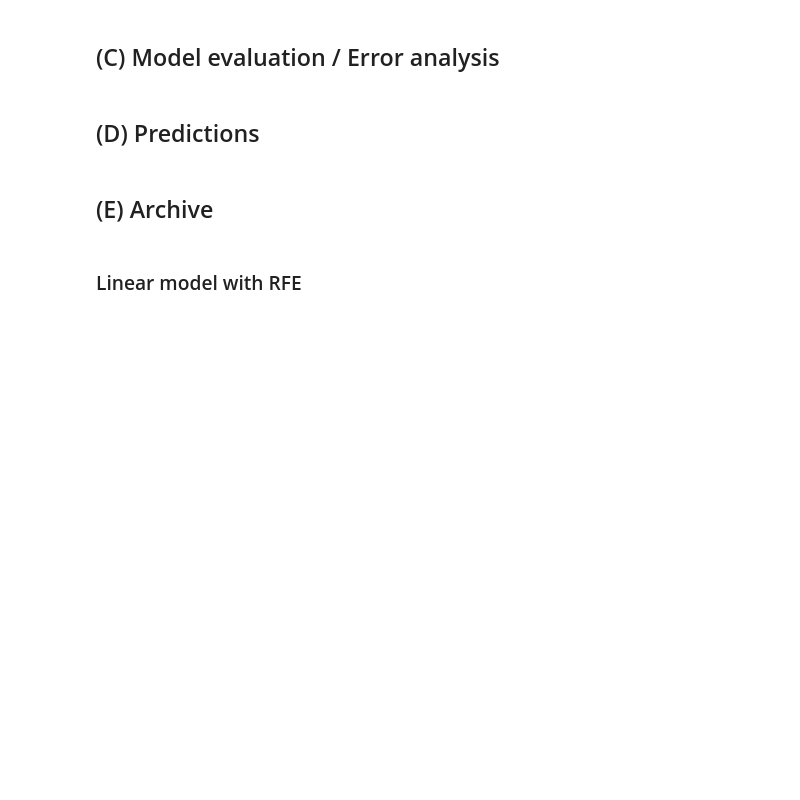
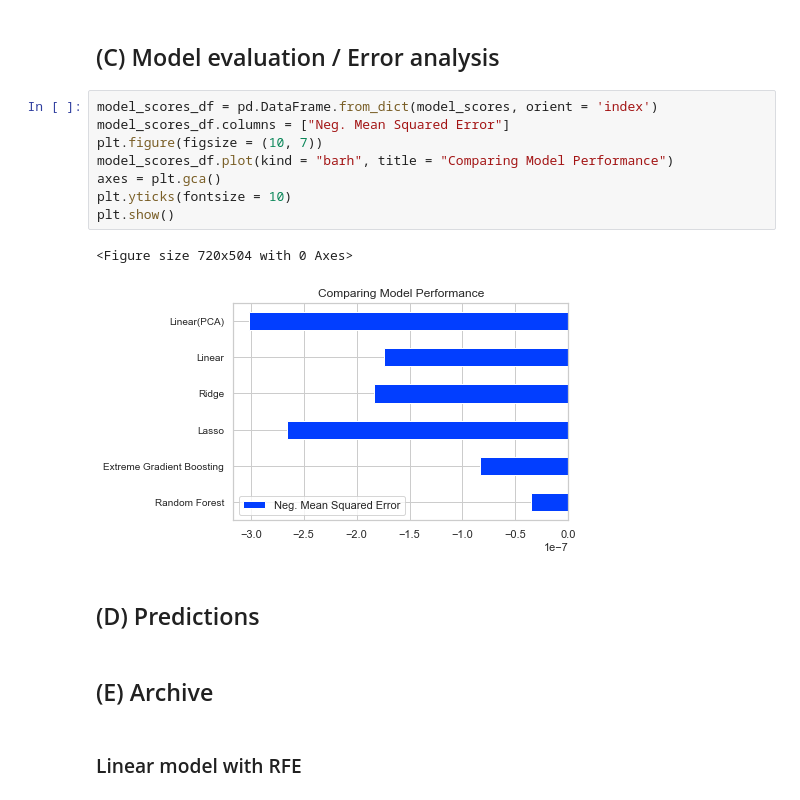
Before and after one commit to v4vigtory/Hyperlocal-Air-Quality-Prediction-in-Houston-neighborhoods, a Jupyter notebook: notebooks/models/standard_models.ipynb, the cells around one changed output. Saved outputs shown, nothing was run; the diff lists cells and outputs as text; blank space fills up the shorter version.

Commit message:
Added codes for XGBoost and Model Evaluation

```diff
--- a/notebooks/models/standard_models.ipynb
+++ b/notebooks/models/standard_models.ipynb
@@ -430,5 +558,16 @@ Neg. MSE is: -3.4025085859331744e-07
 # %% [markdown]
 ## (C) Model evaluation / Error analysis
+# %%
+model_scores_df = pd.DataFrame.from_dict(model_scores, orient = 'index')
+model_scores_df.columns = ["Neg. Mean Squared Error"]
+plt.figure(figsize = (10, 7))
+model_scores_df.plot(kind = "barh", title = "Comparing Model Performance")
+axes = plt.gca()
+plt.yticks(fontsize = 10)
+plt.show()
+# %% [output]
+<Figure size 720x504 with 0 Axes>
+[figure, added]
 # %% [markdown]
 ## (D) Predictions
 # %% [markdown]
```
Also changed, not shown: parts of 8 cells of this notebook.
